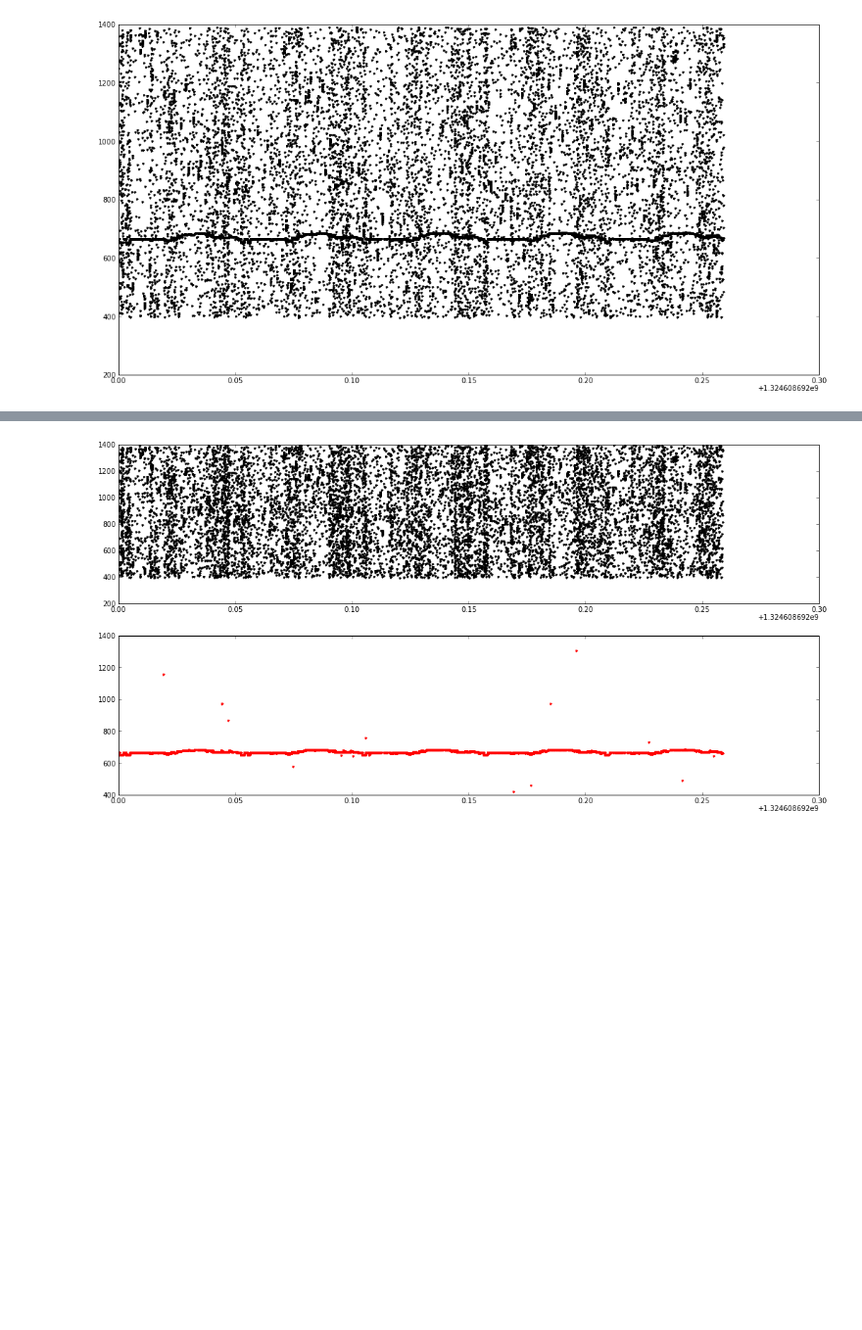
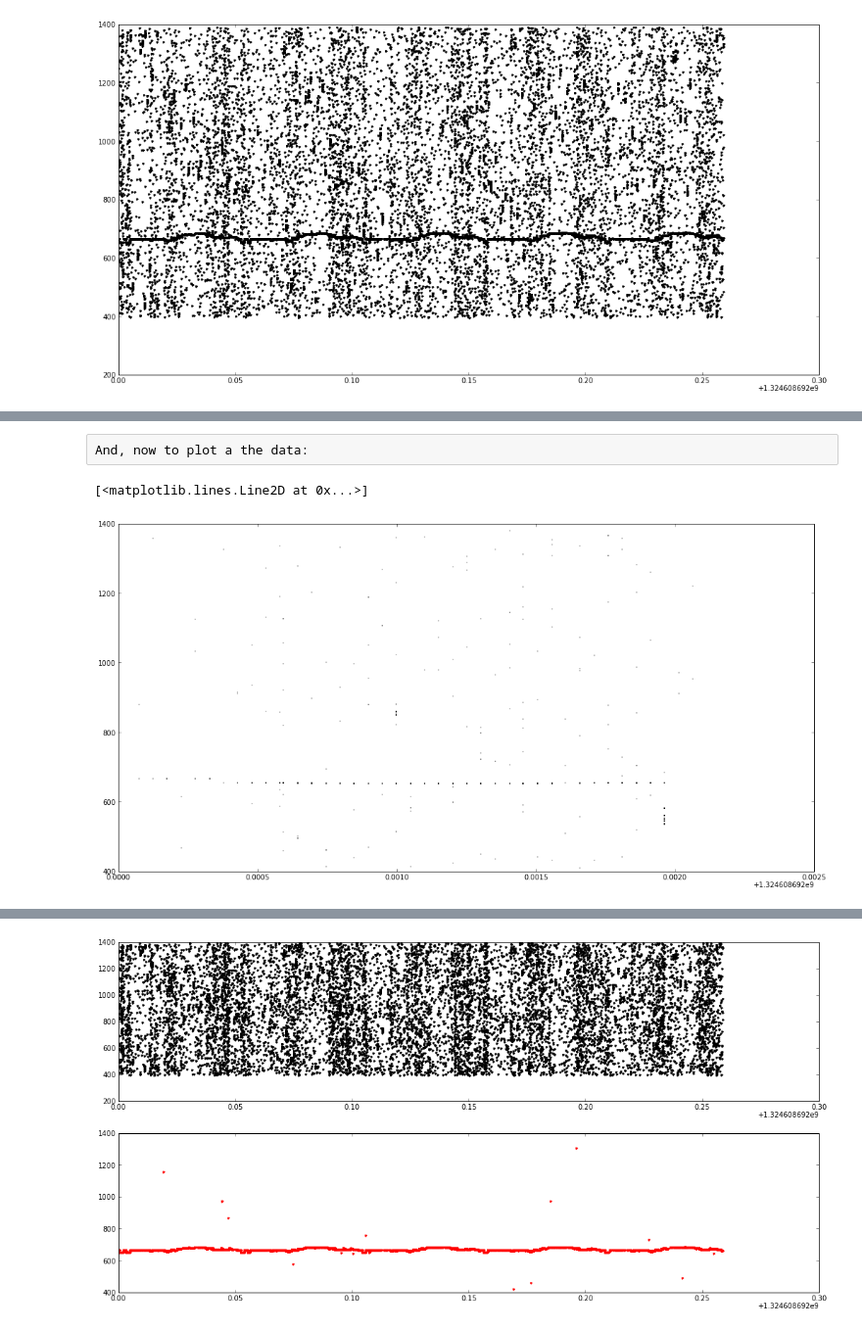
Before and after one commit to thomasballinger/hs-presentations, a Jupyter notebook: Generators/Generators.ipynb, the cells around one changed output, grey strips where cells are left out. Shown at 98% size. Cells and saved outputs as stored; diff of their text form; code cells hidden in the pictures; blank space fills up the shorter version.

```diff
--- a/Generators/Generators.ipynb
+++ b/Generators/Generators.ipynb
@@ -22,4 +56,4 @@ def read_file(filename):
 # %%
-mcmurdo_filename = 'Presentations/Generators/data/mcmurdo.txyzs'
+mcmurdo_filename = 'data/mcmurdo.txyzs'
 mcmurdo = read_file(mcmurdo_filename)
 t,x,y,z,x,l = transpose(mcmurdo)
@@ -99,0 +146,13 @@ next(swaths)
+# %% [raw]
+And, now to plot a the data:
+# %%
+swaths = stream_swaths(stream_pulses(stream_photons(mcmurdo_filename)), 20)
+next(swaths)
+swath = next(swaths)
+
+data = [photon for pulse in swath for photon in pulse] #flattening the swath data structure
+t,x,y,z,s,l = transpose(data)
+plot(t, z, 'k.', markersize=1)
+# %% [output]
+[<matplotlib.lines.Line2D at 0x...>]
+[figure, added]
```
Also changed, not shown: parts of 34 cells of this notebook.
